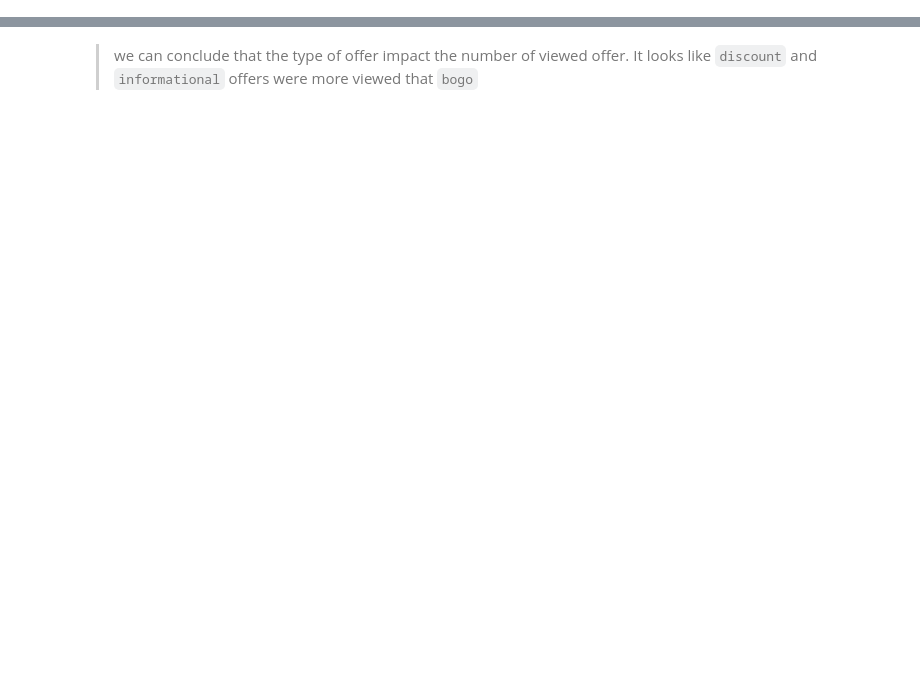
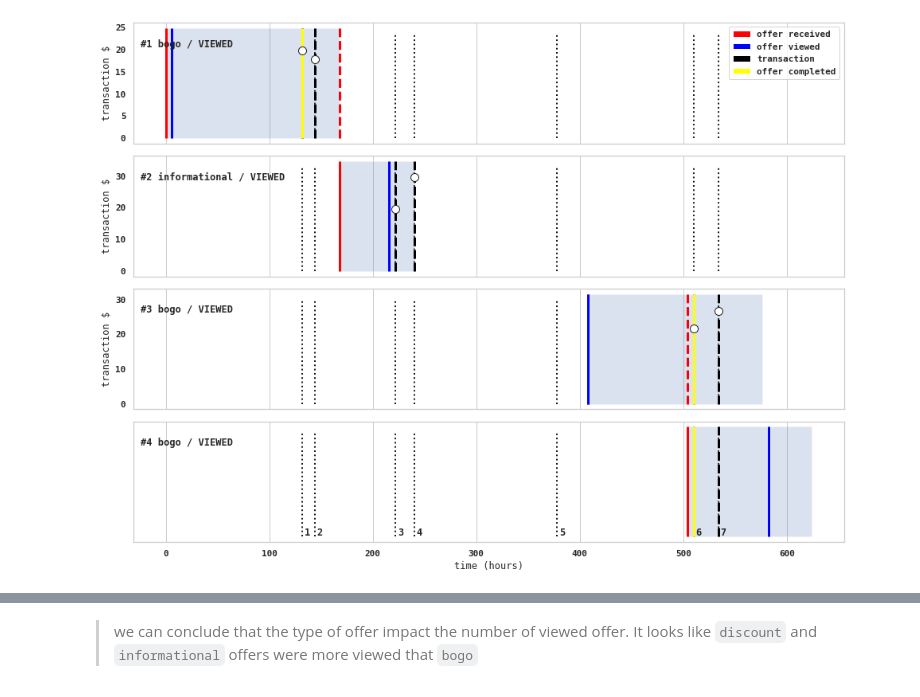
Before and after one commit to 6one2/StarbucksChallenge, a Jupyter notebook: devStarbucks.ipynb, the cells around one changed output, grey strips where cells are left out. Drawn from its saved outputs; the diff is of its cells as text; code cells hidden in the pictures; blank space fills up the shorter version.

```diff
--- a/devStarbucks.ipynb
+++ b/devStarbucks.ipynb
@@ -217,0 +237,6 @@ n_trans.head()
+# %%
+# gathering information from a participant included in TRANSCRIPT
+user_list = TRANSCRIPT.person.unique()
+user_id = user_list[0]
+User = Person(user_id)
+User.data
@@ -217,0 +261,4 @@ n_trans.head()
+# %%
+# gathering information about a received offer from User
+Offer = Event(User.offers[0], User.data)
+Offer.events
@@ -217,0 +275,62 @@ n_trans.head()
+# %%
+f, ax = plt.subplots(len(User.offers),1, sharex=True, figsize=[16,12])
+plt.subplots_adjust(hspace=0.1)
+cnt=0
+
+all_trans = User.get_transaction(0, User.data['time'].values[-1])
+
+for idx in User.offers:
+    plt.sca(ax[cnt])
+    legend = True if cnt == 0 else False
+    xlabel = True if cnt == len(ax)-1 else False
+    Offer = Event(idx, User.data)
+    trans_viewed = User.get_transaction(Offer.viewed, Offer.end)
+    time_line(Offer, trans_viewed, legend=legend, xlabel=xlabel, text='#'+str(cnt+1)+' ')
+
+    cnt +=1
+
+for ax_n in ax:
+    ymax = ax_n.get_ylim()[1]*.9
+    ax_n.vlines(
+        x=all_trans.time,
+        ymax=ymax, ymin=0,
+        color='k',
+        linestyle='dotted',
+        lw=2,
+        zorder=0
+    )
+
+
+# ax[cnt].vlines(
+#     x=all_trans.time,
+#     ymax=1, ymin=0,
+#     color='k',
+#     linestyle='dotted',
+#     lw=2
+# )
+
+offset=2
+for n, x in enumerate(all_trans.time):
+    ax[-1].text(
+        x+offset, 0.01,
+        str(n+1),
+        weight='bold',
+        ha='left'
+    )
+
+# ax[cnt].text(
+#     0.01,0.8,
+#     'All transactions',
+#     weight='bold',
+#     ha='left',
+#     transform=ax[cnt].transAxes
+# )
+# ax[cnt].set_xlabel('time (hours)')
+# ax[cnt].yaxis.set_visible(False)
+
+plt.show()
+
+if True:
+    f.savefig('./assets/Timeline.png', dpi=300)
+# %% [output]
+[figure, added]
```
Also changed, not shown: parts of 181 cells of this notebook, 4 other files.
